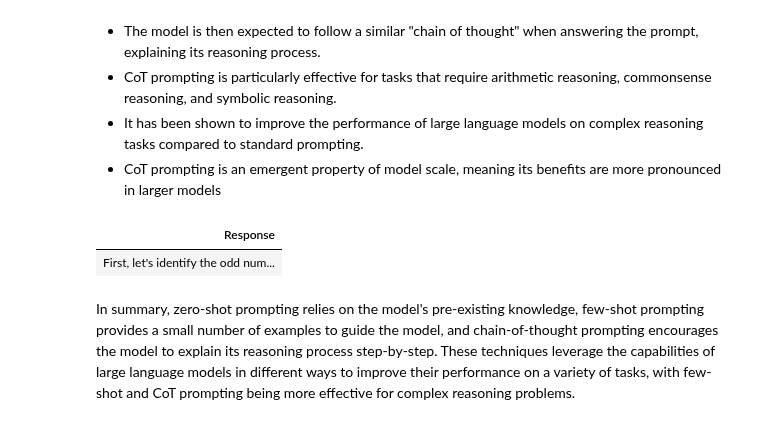
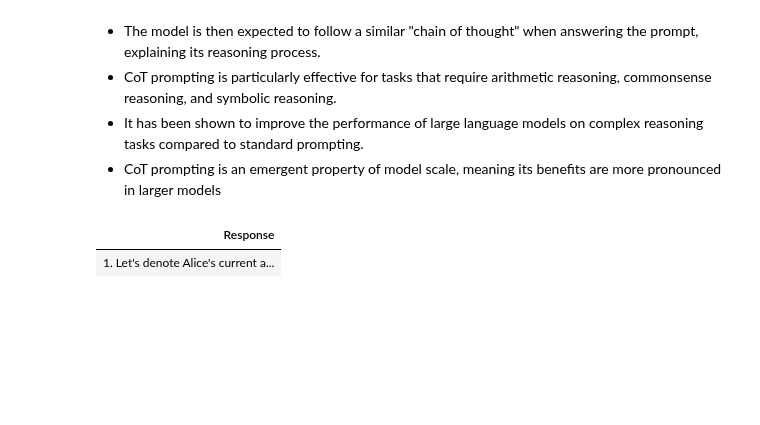
Before and after one commit to aws-samples/mistral-on-aws, a Jupyter notebook: notebooks/mistral_large_getting_started_101.ipynb, the cells around one changed output. Saved outputs shown, nothing was run; the diff lists cells and outputs as text; code cells hidden in the pictures; blank space fills up the shorter version.

```diff
--- a/notebooks/mistral_large_getting_started_101.ipynb
+++ b/notebooks/mistral_large_getting_started_101.ipynb
@@ -77,10 +68,10 @@ The Mistral AI models have the following [inference parameters](https://docs.aws
 - Stop sequences - Up to four sequences where the API will stop generating further tokens. The returned text will not contain the stop sequence.
 # %%
 
-prompt = "What is Amazon Web Services?"
+prompt = "What is the history behind the Napoleonic Wars?"
 body = json.dumps({
-            "temperature": 1.0,
-            "max_tokens": 128,
+            "temperature": 0.0,
+            "max_tokens": 514,
             "prompt": prompt,
             "stop":["</s>"]
 
@@ -446,7 +173,7 @@ display_html(df.to_html(index=False), raw=True)
 - The performance of few-shot prompting generally improves with larger model sizes.
 # %%
 prompt = """
-    follow these examples to extracrt the keywords from the text.
+    follow these examples to extract the keywords from the text.
 
     Text: The hotel room was spacious and clean.
     Keywords: hotel room, spacious, clean
@@ -457,7 +184,7 @@ prompt = """
 
     """
 body = json.dumps({
-            "temperature": 0.5,
+            "temperature": 0.0,
             "max_tokens": 128,
             "prompt": prompt,
             "stop":["</s>"]
@@ -485,26 +209,25 @@ display_html(df.to_html(index=False), raw=True)
 - It has been shown to improve the performance of large language models on complex reasoning tasks compared to standard prompting.
 - CoT prompting is an emergent property of model scale, meaning its benefits are more pronounced in larger models
 # %%
-prompt = "The odd numbers in this group add up to an even number: 4, 7, 9, 10, 12, 15. Let's solve this step-by-step."
+prompt = """ Alice is twice as old as Betty was when Alice was as old as Betty is now.
+If the sum of their current ages is 42, how old is Alice now? Let's solve this step-by-step."""
 body = json.dumps({
-            "temperature": 0.5,
+            "temperature": 0.0,
             "max_tokens": 128,
             "prompt": prompt,
             "stop":["</s>"]
 
         })
 response = bedrock.invoke_model(
     body = body,
     modelId = model_id
 )
 
 response_body = json.loads(response.get("body").read())
 df = pd.DataFrame(
     {"Response": [response_body['outputs'][0]['text'].replace("\n", " ")]}
     )
 display_html(df.to_html(index=False), raw=True)
 # %% [output]
 | Response |
-| First, let's identify the odd num... |
+| 1. Let's denote Alice's current a... |
-# %% [markdown]
-In summary, zero-shot prompting relies on the model's pre-existing knowledge, few-shot prompting provides a small number of examples to guide the model, and chain-of-thought prompting encourages the model to explain its reasoning process step-by-step. These techniques leverage the capabilities of large language models in different ways to improve their performance on a variety of tasks, with few-shot and CoT prompting being more effective for complex reasoning problems.
```
Also changed, not shown: parts of 34 cells of this notebook.
